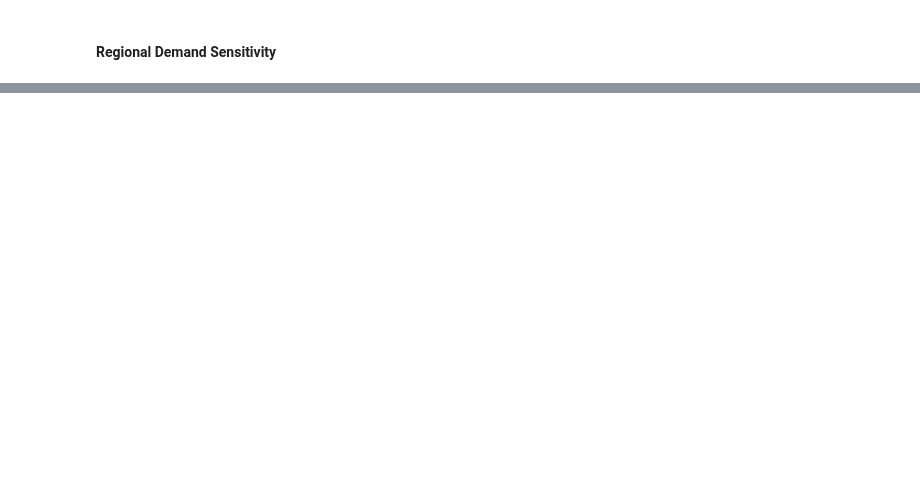
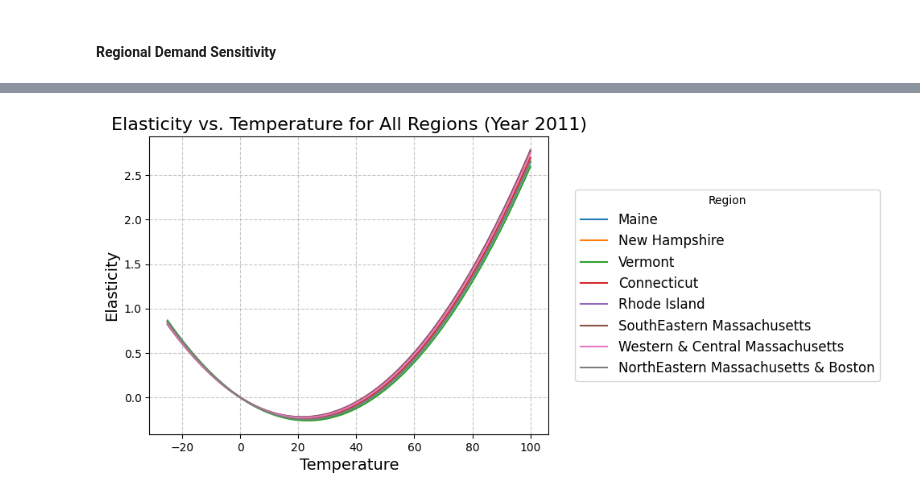
Before and after one commit to kevivuu/ECON323-project, a Jupyter notebook: Final Project.ipynb, the cells around one changed output, grey strips where cells are left out. Saved outputs shown, nothing was run; the diff lists cells and outputs as text; code cells hidden in the pictures; blank space fills up the shorter version.

```diff
--- a/Final Project.ipynb
+++ b/Final Project.ipynb
@@ -459,0 +533,20 @@ plt.show()
+# %%
+# List to store results
+elasticities = []
+years = range(2011, 2018)  # Years from 2011 to 2017
+
+# Temperature range for elasticity calculation
+temperature_range = np.arange(-25, 101)
+
+# Loop through the temperature range and years
+for state in state_names_full[1:]:
+    for year in years:
+        for temp in temperature_range:
+            elasticity = calculate_elasticity(state, str(year), temp, quad_model)
+            elasticities.append({'Region': state, 'Year': year, 'Temperature': temp, 'Elasticity': elasticity})
+
+# Create a DataFrame with temperature, year, and elasticity values
+elasticity_df = pd.DataFrame(elasticities)
+
+# View the DataFrame
+elasticity_df
@@ -459,0 +567,24 @@ plt.show()
+# %%
+df_2011 = elasticity_df[elasticity_df['Year'] == 2011]
+
+# Loop through each region to plot it on the same graph
+for region in df_2011['Region'].unique():
+    subset = df_2011[df_2011['Region'] == region]
+    plt.plot(subset['Temperature'], subset['Elasticity'], label=region)
+
+# Add labels, title, and legend
+plt.title('Elasticity vs. Temperature for All Regions (Year 2011)', fontsize=16)
+plt.xlabel('Temperature', fontsize=14)
+plt.ylabel('Elasticity', fontsize=14)
+plt.legend(title='Region', fontsize=12)
+plt.grid(True, linestyle='--', alpha=0.7)
+
+# plt.ylim([-0.03, -0.02])
+
+# Move the legend to the right of the graph
+plt.legend(title='Region', fontsize=12, bbox_to_anchor=(1.05, 0.5), loc='center left')
+
+# Show the graph
+plt.show()
+# %% [output]
+[figure, added]
```
Also changed, not shown: parts of 12 cells of this notebook.
